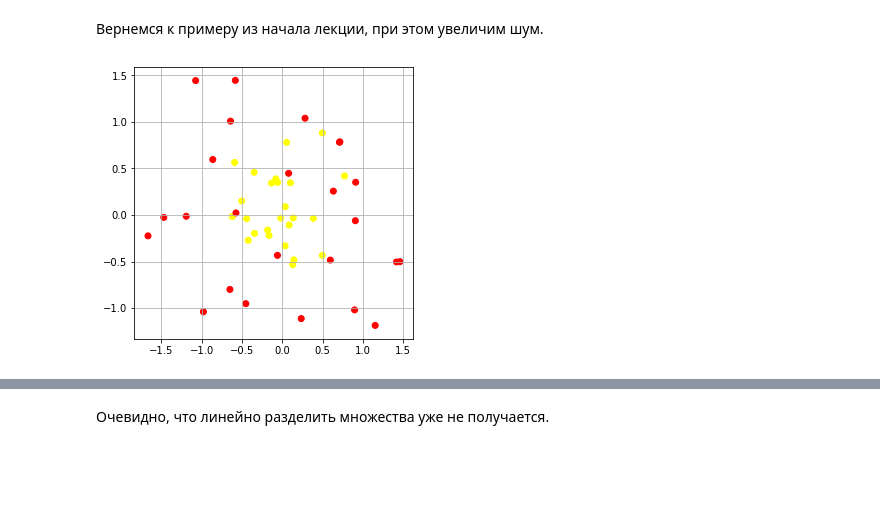
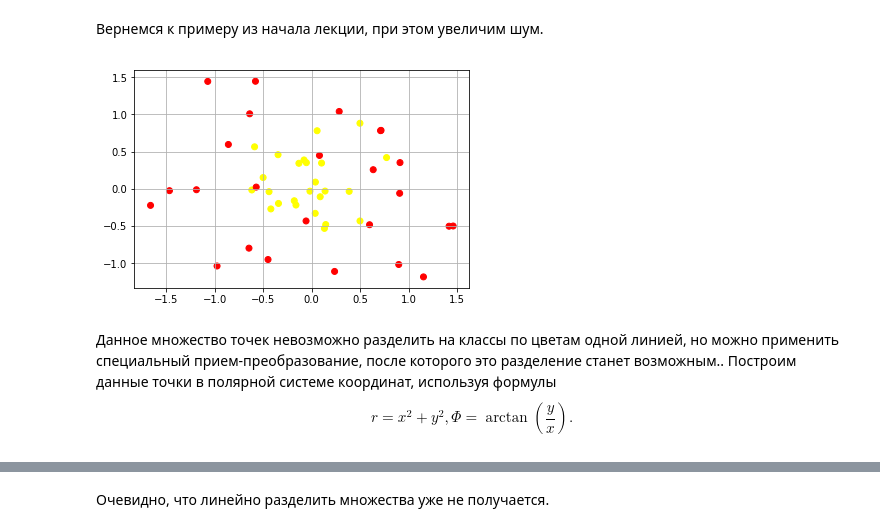
Before and after one commit to yurichernyshov/Data-Science-Course, a Jupyter notebook: lessons/lec-DA-LogisticRegression.ipynb, the cells around one changed output, grey strips where cells are left out. Cells and saved outputs as stored; diff of their text form; code cells hidden in the pictures; blank space fills up the shorter version.

```diff
--- a/lessons/lec-DA-LogisticRegression.ipynb
+++ b/lessons/lec-DA-LogisticRegression.ipynb
@@ -424,14 +407,19 @@ clf.score(X_check, y_check)
 # %%
 points, color = make_circles(n_samples=50,
                              shuffle=True,
                              noise=0.35,
                              random_state=1,
                              factor=0.2)
-plt.scatter(np.array(points)[:,0],np.array(points)[:,1], c=color, cmap='autumn')
+plt.scatter(points[:,0], points[:,1], c=color, cmap='autumn')
 plt.grid(True)
 plt.show()
 # %% [output]
-[figure, old version]
+[figure, new version]
+# %% [markdown]
+Данное множество точек невозможно разделить на классы по цветам одной линией, но можно применить специальный прием-преобразование, после которого это разделение станет возможным.. Построим данные точки в полярной системе координат, используя формулы
+$$
+r = x^2 + y^2, \Phi = \arctan\left( \frac{y}{x}\right).
+$$
 # %%
 r = []; f = []
 for i in range(len(points)):
```
Also changed, not shown: parts of 18 cells of this notebook, 3 other files.
